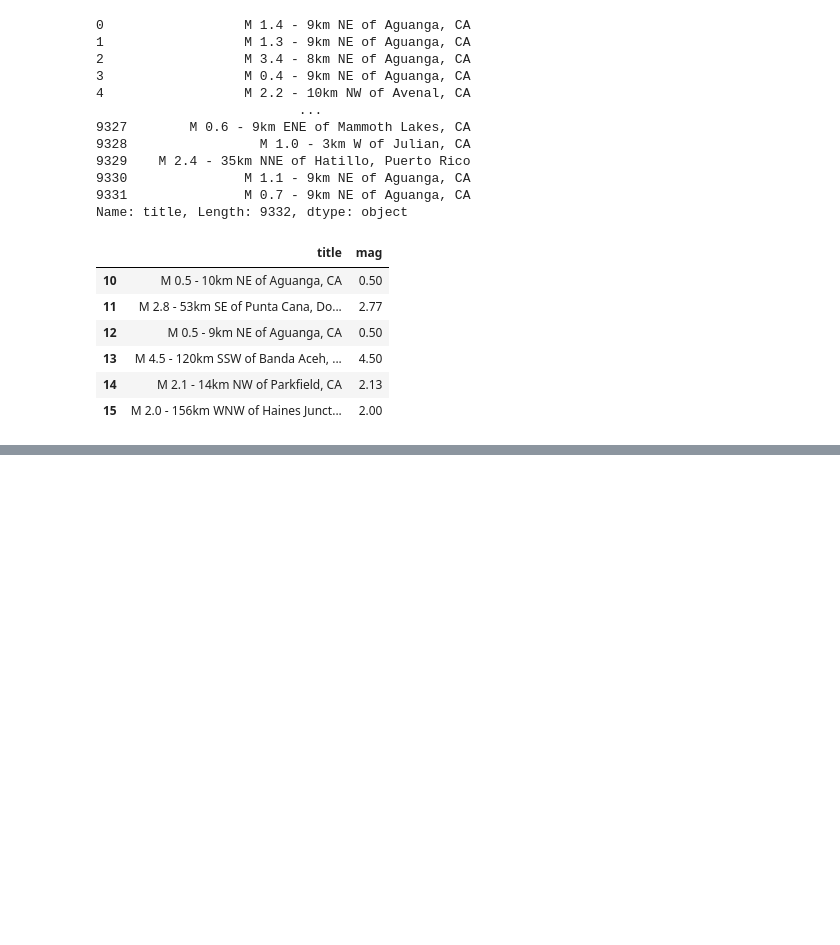
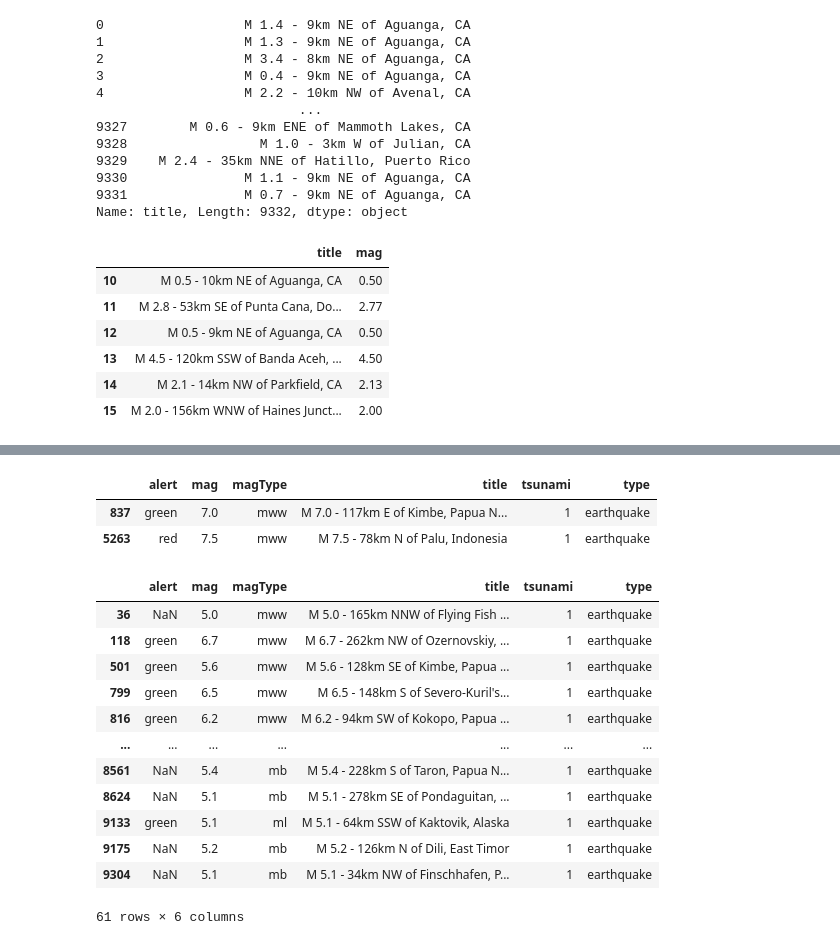
Before and after one commit to Le0Hnard/Hands-On-Data-Analysis-with-Pandas-2nd-edition, a Jupyter notebook: ch_02/Follow_Along.ipynb, the cells around one changed output, grey strips where cells are left out. Drawn from its saved outputs; the diff is of its cells as text; code cells hidden in the pictures; blank space fills up the shorter version.

```diff
--- a/ch_02/Follow_Along.ipynb
+++ b/ch_02/Follow_Along.ipynb
@@ -101,0 +124,22 @@ df.loc[10:15, ['title', 'mag']]
+# %%
+df.loc[df.mag >= 7.0, ['alert', 'mag', 'magType', 'title', 'tsunami', 'type']]
+# %% [output]
+|  | alert | mag | magType | title | tsunami | type |
+| 837 | green | 7.0 | mww | M 7.0 - 117km E of Kimbe, Papua N... | 1 | earthquake |
+| 5263 | red | 7.5 | mww | M 7.5 - 78km N of Palu, Indonesia | 1 | earthquake |
+# %%
+df.loc[(df.tsunami == 1) | (df.alert == 'red'), ['alert', 'mag', 'magType', 'title', 'tsunami', 'type']]
+# %% [output]
+|  | alert | mag | magType | title | tsunami | type |
+| 36 | NaN | 5.0 | mww | M 5.0 - 165km NNW of Flying Fish ... | 1 | earthquake |
+| 118 | green | 6.7 | mww | M 6.7 - 262km NW of Ozernovskiy, ... | 1 | earthquake |
+| 501 | green | 5.6 | mww | M 5.6 - 128km SE of Kimbe, Papua ... | 1 | earthquake |
+| 799 | green | 6.5 | mww | M 6.5 - 148km S of Severo-Kuril's... | 1 | earthquake |
+| 816 | green | 6.2 | mww | M 6.2 - 94km SW of Kokopo, Papua ... | 1 | earthquake |
+| ... | ... | ... | ... | ... | ... | ... |
+| 8561 | NaN | 5.4 | mb | M 5.4 - 228km S of Taron, Papua N... | 1 | earthquake |
+| 8624 | NaN | 5.1 | mb | M 5.1 - 278km SE of Pondaguitan, ... | 1 | earthquake |
+| 9133 | green | 5.1 | ml | M 5.1 - 64km SSW of Kaktovik, Alaska | 1 | earthquake |
+| 9175 | NaN | 5.2 | mb | M 5.2 - 126km N of Dili, East Timor | 1 | earthquake |
+| 9304 | NaN | 5.1 | mb | M 5.1 - 34km NW of Finschhafen, P... | 1 | earthquake |
+61 rows × 6 columns
```
Also changed, not shown: parts of 10 cells of this notebook.
